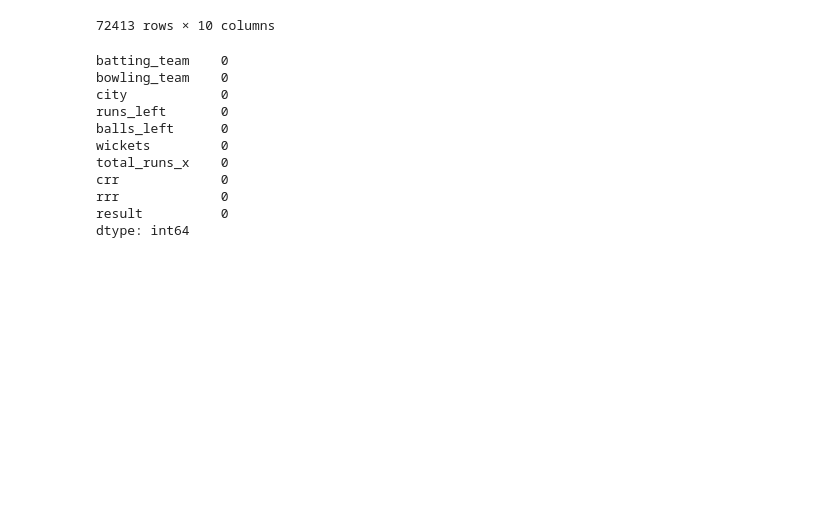
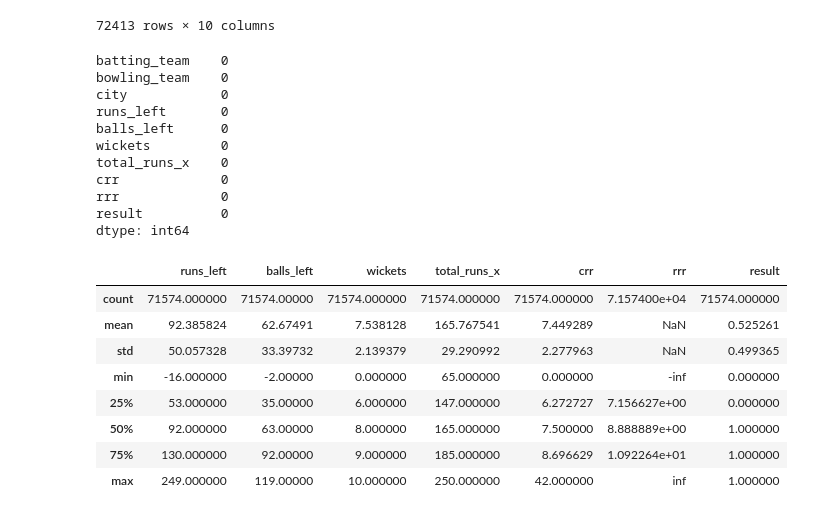
Before and after one commit to abhaygzb15/IPL-Win-Probability-Predictor, a Jupyter notebook: IPL Win Predictor.ipynb, the cells around one changed output. Cells and saved outputs as stored; diff of their text form; code cells hidden in the pictures; blank space fills up the shorter version.

```diff
--- a/IPL Win Predictor.ipynb
+++ b/IPL Win Predictor.ipynb
@@ -482,3 +482,15 @@ crr             0
 rrr             0
 result          0
 dtype: int64
+# %%
+final_df.describe()
+# %% [output]
+|  | runs_left | balls_left | wickets | total_runs_x | crr | rrr | result |
+| count | 71574.000000 | 71574.00000 | 71574.000000 | 71574.000000 | 71574.000000 | 7.157400e+04 | 71574.000000 |
+| mean | 92.385824 | 62.67491 | 7.538128 | 165.767541 | 7.449289 | NaN | 0.525261 |
+| std | 50.057328 | 33.39732 | 2.139379 | 29.290992 | 2.277963 | NaN | 0.499365 |
+| min | -16.000000 | -2.00000 | 0.000000 | 65.000000 | 0.000000 | -inf | 0.000000 |
+| 25% | 53.000000 | 35.00000 | 6.000000 | 147.000000 | 6.272727 | 7.156627e+00 | 0.000000 |
+| 50% | 92.000000 | 63.00000 | 8.000000 | 165.000000 | 7.500000 | 8.888889e+00 | 1.000000 |
+| 75% | 130.000000 | 92.00000 | 9.000000 | 185.000000 | 8.696629 | 1.092264e+01 | 1.000000 |
+| max | 249.000000 | 119.00000 | 10.000000 | 250.000000 | 42.000000 | inf | 1.000000 |
```
Also changed, not shown: parts of 8 cells of this notebook.
